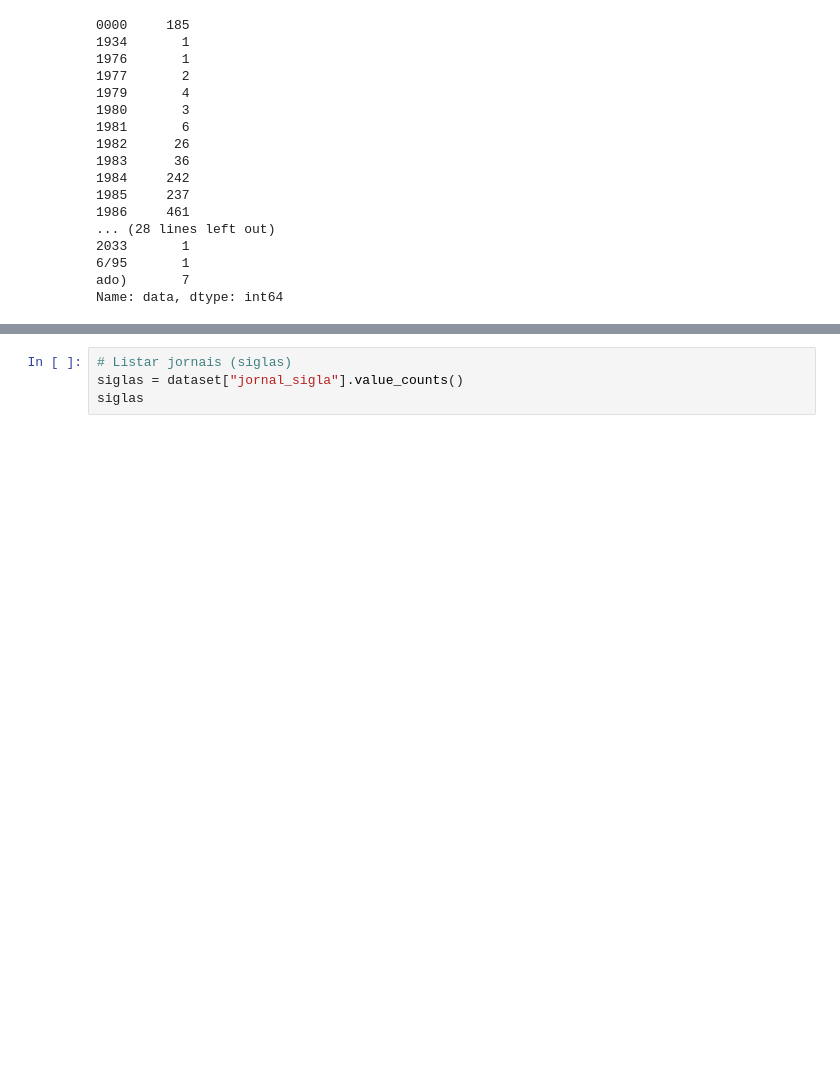
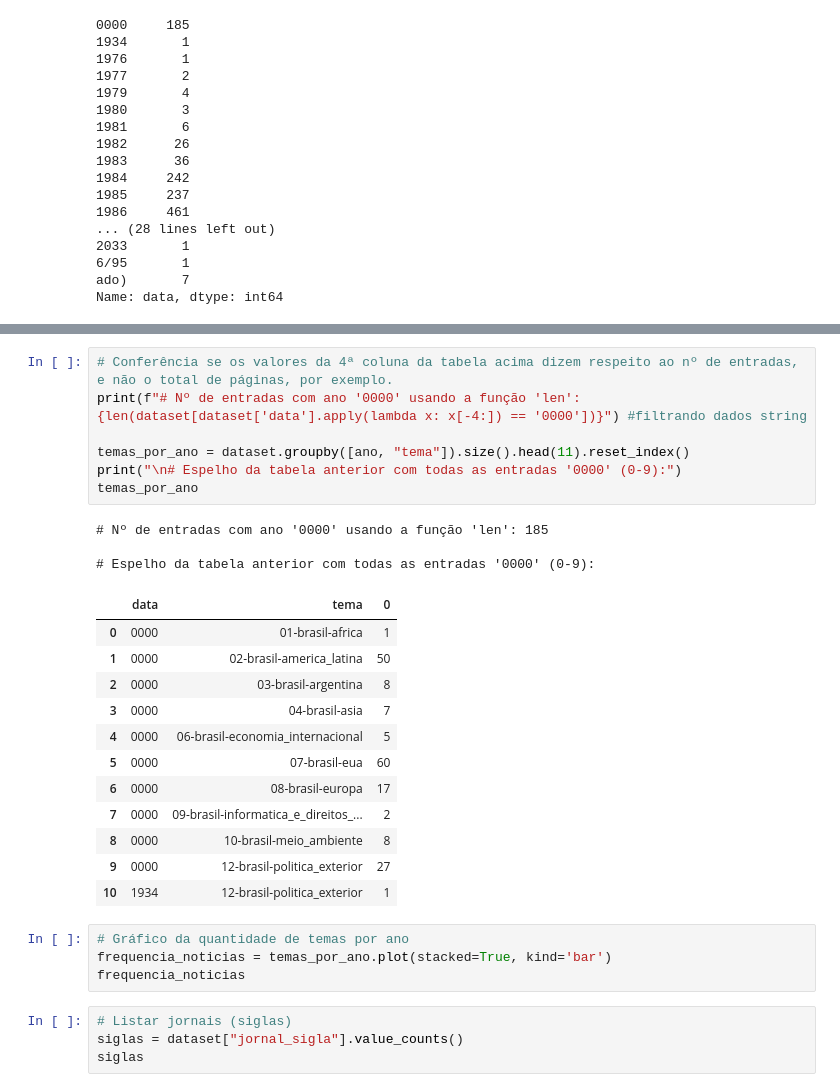
Before and after one commit to thiagovicino/python_analise_dados, a Jupyter notebook: Análise_dados_02_json_thiago.ipynb, the cells around one changed output, grey strips where cells are left out. Drawn from its saved outputs; the diff is of its cells as text; blank space fills up the shorter version.

```diff
--- a/Análise_dados_02_json_thiago.ipynb
+++ b/Análise_dados_02_json_thiago.ipynb
@@ -142,3 +160,30 @@ frequencia_noticias
+# %%
+# Conferência se os valores da 4ª coluna da tabela acima dizem respeito ao nº de entradas, e não o total de páginas, por exemplo.
+print(f"# Nº de entradas com ano '0000' usando a função 'len': {len(dataset[dataset['data'].apply(lambda x: x[-4:]) == '0000'])}") #filtrando dados string
+
+temas_por_ano = dataset.groupby([ano, "tema"]).size().head(11).reset_index()
+print("\n# Espelho da tabela anterior com todas as entradas '0000' (0-9):")
+temas_por_ano
+# %% [output]
+# Nº de entradas com ano '0000' usando a função 'len': 185
+
+# Espelho da tabela anterior com todas as entradas '0000' (0-9):
+|  | data | tema | 0 |
+| 0 | 0000 | 01-brasil-africa | 1 |
+| 1 | 0000 | 02-brasil-america_latina | 50 |
+| 2 | 0000 | 03-brasil-argentina | 8 |
+| 3 | 0000 | 04-brasil-asia | 7 |
+| 4 | 0000 | 06-brasil-economia_internacional | 5 |
+| 5 | 0000 | 07-brasil-eua | 60 |
+| 6 | 0000 | 08-brasil-europa | 17 |
+| 7 | 0000 | 09-brasil-informatica_e_direitos_... | 2 |
+| 8 | 0000 | 10-brasil-meio_ambiente | 8 |
+| 9 | 0000 | 12-brasil-politica_exterior | 27 |
+| 10 | 1934 | 12-brasil-politica_exterior | 1 |
+# %%
+# Gráfico da quantidade de temas por ano
+frequencia_noticias = temas_por_ano.plot(stacked=True, kind='bar')
+frequencia_noticias
 # %%
 # Listar jornais (siglas)
 siglas = dataset["jornal_sigla"].value_counts()
```
Also changed, not shown: parts of 7 cells of this notebook.
